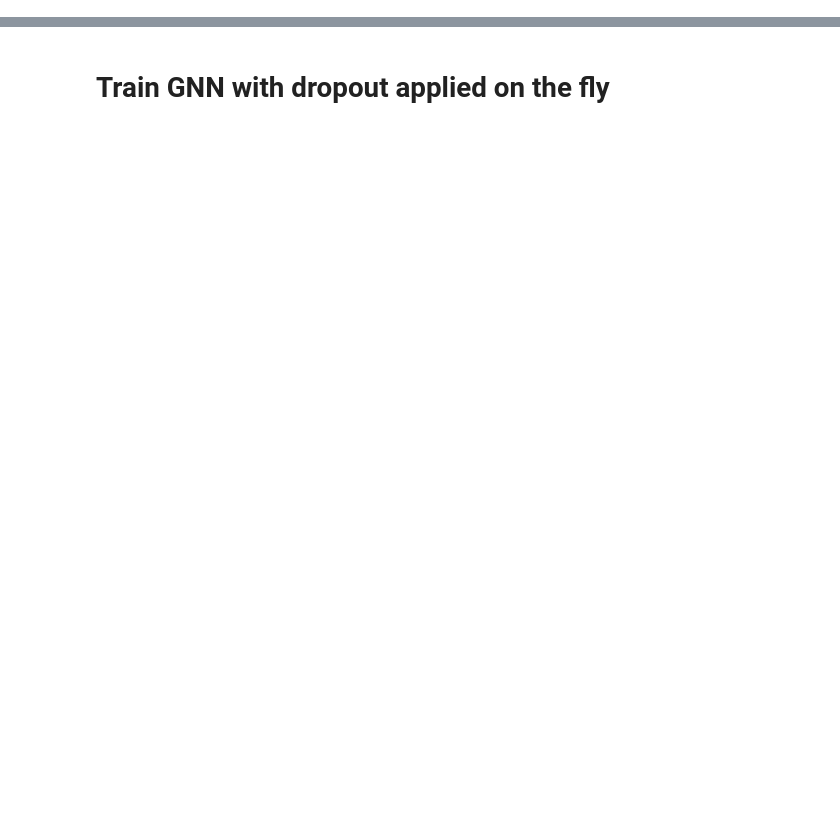
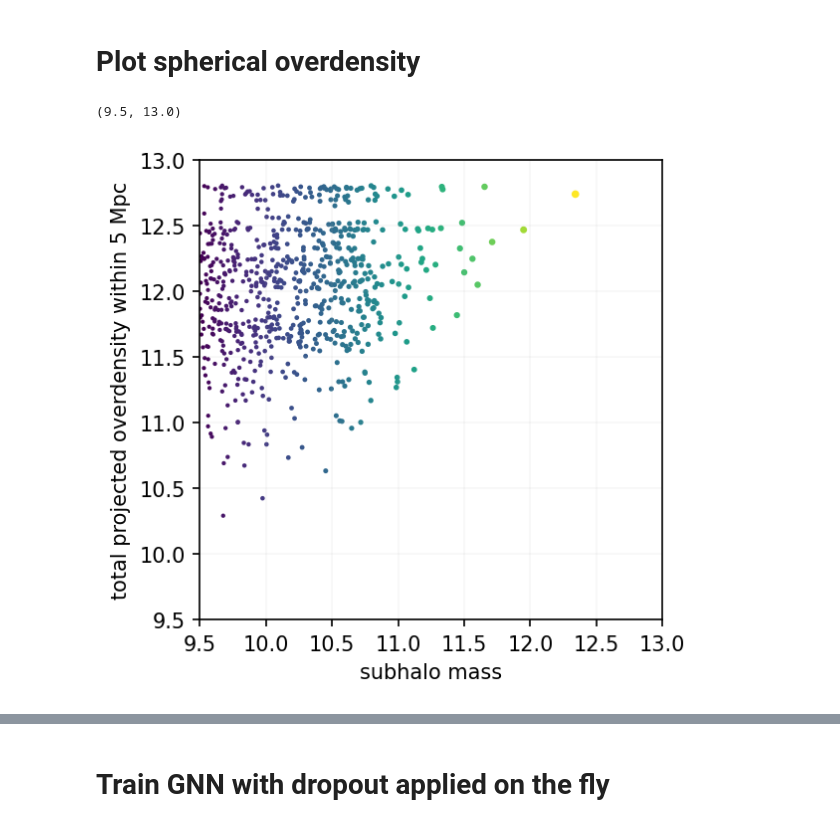
Before and after one commit to jwuphysics/halo-gnns, a Jupyter notebook: notebook/simulating-dropout.ipynb, the cells around one changed output, grey strips where cells are left out. Drawn from its saved outputs; the diff is of its cells as text; code cells hidden in the pictures; blank space fills up the shorter version.

```diff
--- a/notebook/simulating-dropout.ipynb
+++ b/notebook/simulating-dropout.ipynb
@@ -100,9 +101,9 @@ undirected = True
 periodic = False
 
 r_link = 5
-pad = 2.5
+pad = r_link / 2
 
-in_projection = False
+in_projection = True
 use_loops = True
 # %%
 use_cols = ['subhalo_x', 'subhalo_y', 'subhalo_z', 'subhalo_vx', 'subhalo_vy', 'subhalo_vz','subhalo_logstellarmass', 'subhalo_logstellarhalfmassradius']
@@ -271,6 +272,30 @@ for n in tqdm(range(split), position=0):
             pos = torch.tensor(pos, dtype=torch.float)
             is_central = torch.tensor(df.is_central.values, dtype=bool)
 
-            data.append(Data(x=x, y=y, pos=pos, is_central=is_central, edge_index=edge_index, edge_attr=edge_attr))
+            # compute overdensity within linking length
+            overdensity = torch.zeros(len(x), dtype=x.dtype)
+            for i in range(len(x)):
+                neighbors = edge_index[1, edge_index[0] == i] # get neighbor indices
+                overdensity[i] = torch.log10((10**x[neighbors, -2]).sum()) # get sum of masses of neighbors (2nd to last index in `x`)
+
+            data.append(Data(x=x, y=y, pos=pos, is_central=is_central, edge_index=edge_index, edge_attr=edge_attr, overdensity=overdensity))
 
             proj_str = "-projected" if in_projection else ""
+# %% [markdown]
+# Plot spherical overdensity
+# %%
+# spherical overdensity?
+datum = data[100]
+
+subhalo_mass = datum.x[:, -2]
+
+plt.figure(figsize=(4,4), dpi=150)
+plt.scatter(subhalo_mass, datum.overdensity, c=subhalo_mass, s=2**(subhalo_mass - 9.5))
+plt.grid(alpha=0.1)
+plt.xlabel('subhalo mass')
+plt.ylabel(f'total {"projected " if in_projection else " "}overdensity within {r_link} Mpc')
+plt.xlim(9.5, 13)
+plt.ylim(9.5, 13)
+# %% [output]
+(9.5, 13.0)
+[figure, added]
```
Also changed, not shown: parts of 22 cells of this notebook.
